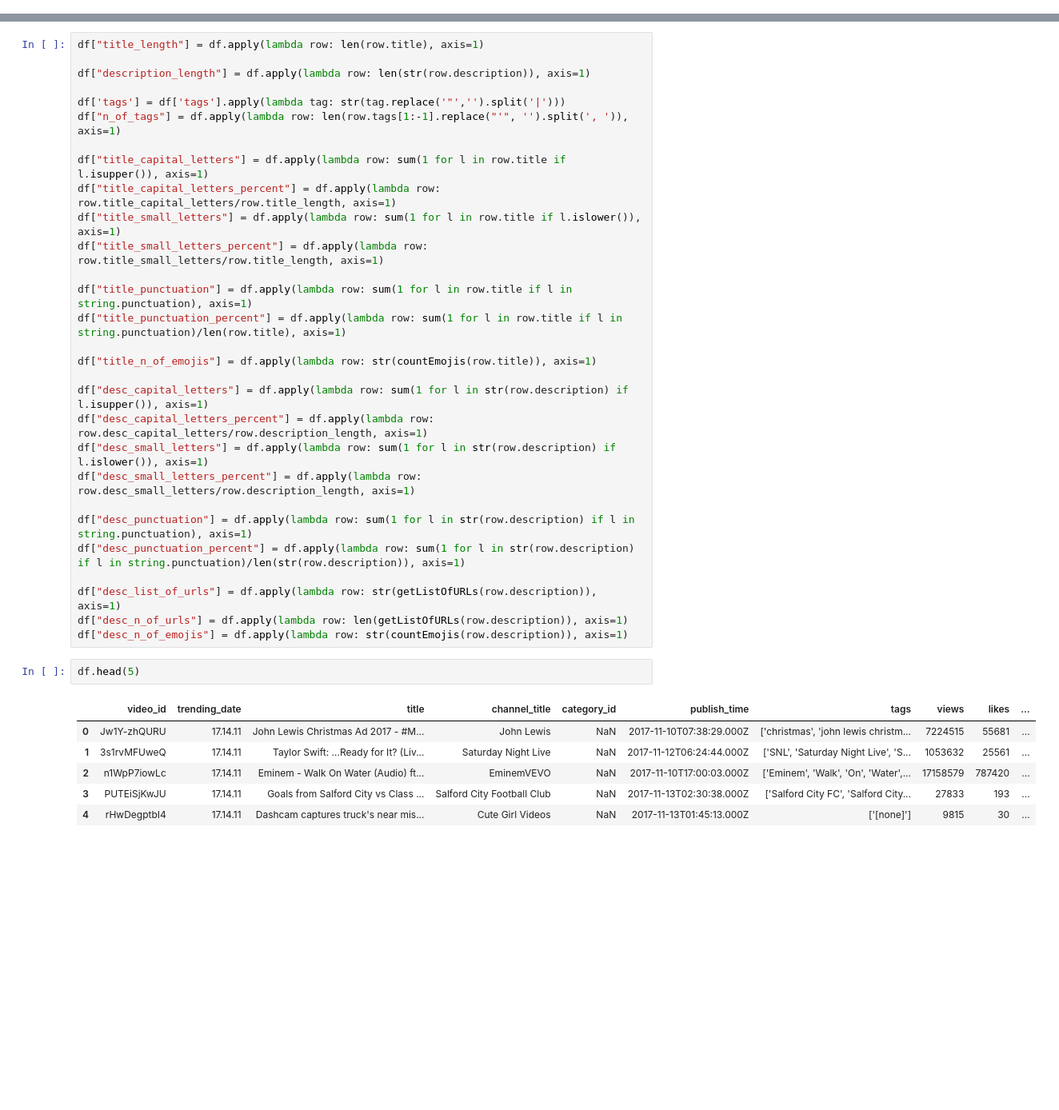
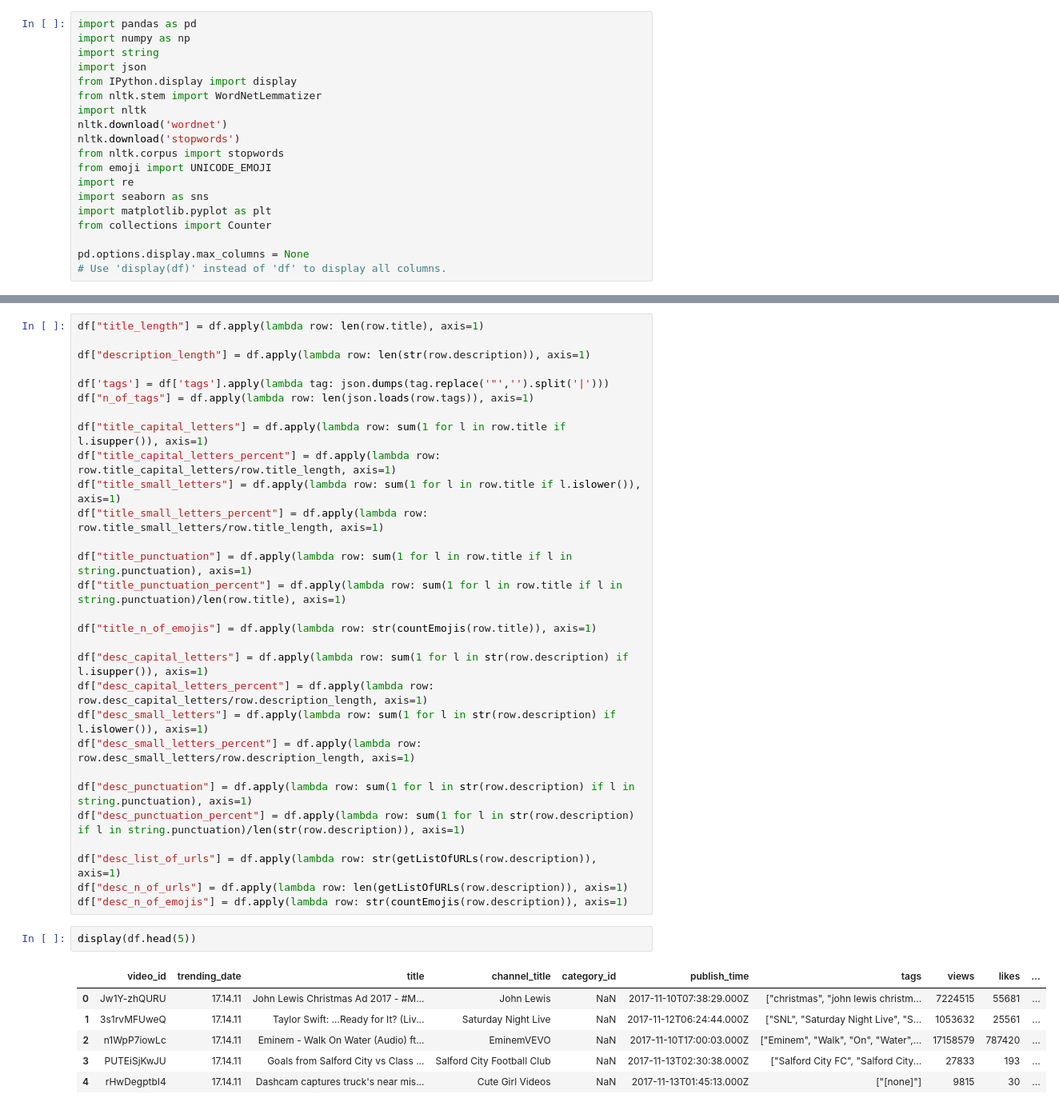
Before and after one commit to AdamKlejda/PED_YT, a Jupyter notebook: load_data.ipynb, the cells around one changed output, grey strips where cells are left out. Shown at 80% size. Drawn from its saved outputs; the diff is of its cells as text; blank space fills up the shorter version.

```diff
--- a/load_data.ipynb
+++ b/load_data.ipynb
@@ -6,0 +3,19 @@ import string
+# %%
+import pandas as pd
+import numpy as np
+import string
+import json
+from IPython.display import display
+from nltk.stem import WordNetLemmatizer
+import nltk
+nltk.download('wordnet')
+nltk.download('stopwords')
+from nltk.corpus import stopwords
+from emoji import UNICODE_EMOJI
+import re
+import seaborn as sns
+import matplotlib.pyplot as plt
+from collections import Counter
+
+pd.options.display.max_columns = None
+# Use 'display(df)' instead of 'df' to display all columns.
@@ -92,8 +110,8 @@ df["title_length"] = df.apply(lambda row: len(row.title), axis=1)
 
 df["description_length"] = df.apply(lambda row: len(str(row.description)), axis=1)
 
-df['tags'] = df['tags'].apply(lambda tag: str(tag.replace('"','').split('|')))
-df["n_of_tags"] = df.apply(lambda row: len(row.tags[1:-1].replace("'", '').split(', ')), axis=1)
+df['tags'] = df['tags'].apply(lambda tag: json.dumps(tag.replace('"','').split('|')))
+df["n_of_tags"] = df.apply(lambda row: len(json.loads(row.tags)), axis=1)
 
 df["title_capital_letters"] = df.apply(lambda row: sum(1 for l in row.title if l.isupper()), axis=1)
 df["title_capital_letters_percent"] = df.apply(lambda row: row.title_capital_letters/row.title_length, axis=1)
@@ -117,11 +135,11 @@ df["desc_list_of_urls"] = df.apply(lambda row: str(getListOfURLs(row.description
 df["desc_n_of_urls"] = df.apply(lambda row: len(getListOfURLs(row.description)), axis=1)
 df["desc_n_of_emojis"] = df.apply(lambda row: str(countEmojis(row.description)), axis=1)
 # %%
-df.head(5)
+display(df.head(5))
 # %% [output]
 |  | video_id | trending_date | title | channel_title | category_id | publish_time | tags | views | likes | ... |
-| 0 | Jw1Y-zhQURU | 17.14.11 | John Lewis Christmas Ad 2017 - #M... | John Lewis | NaN | 2017-11-10T07:38:29.000Z | ['christmas', 'john lewis christm... | 7224515 | 55681 | ... |
-| 1 | 3s1rvMFUweQ | 17.14.11 | Taylor Swift: …Ready for It? (Liv... | Saturday Night Live | NaN | 2017-11-12T06:24:44.000Z | ['SNL', 'Saturday Night Live', 'S... | 1053632 | 25561 | ... |
-| 2 | n1WpP7iowLc | 17.14.11 | Eminem - Walk On Water (Audio) ft... | EminemVEVO | NaN | 2017-11-10T17:00:03.000Z | ['Eminem', 'Walk', 'On', 'Water',... | 17158579 | 787420 | ... |
-| 3 | PUTEiSjKwJU | 17.14.11 | Goals from Salford City vs Class ... | Salford City Football Club | NaN | 2017-11-13T02:30:38.000Z | ['Salford City FC', 'Salford City... | 27833 | 193 | ... |
-| 4 | rHwDegptbI4 | 17.14.11 | Dashcam captures truck's near mis... | Cute Girl Videos | NaN | 2017-11-13T01:45:13.000Z | ['[none]'] | 9815 | 30 | ... |
+| 0 | Jw1Y-zhQURU | 17.14.11 | John Lewis Christmas Ad 2017 - #M... | John Lewis | NaN | 2017-11-10T07:38:29.000Z | ["christmas", "john lewis christm... | 7224515 | 55681 | ... |
+| 1 | 3s1rvMFUweQ | 17.14.11 | Taylor Swift: …Ready for It? (Liv... | Saturday Night Live | NaN | 2017-11-12T06:24:44.000Z | ["SNL", "Saturday Night Live", "S... | 1053632 | 25561 | ... |
+| 2 | n1WpP7iowLc | 17.14.11 | Eminem - Walk On Water (Audio) ft... | EminemVEVO | NaN | 2017-11-10T17:00:03.000Z | ["Eminem", "Walk", "On", "Water",... | 17158579 | 787420 | ... |
+| 3 | PUTEiSjKwJU | 17.14.11 | Goals from Salford City vs Class ... | Salford City Football Club | NaN | 2017-11-13T02:30:38.000Z | ["Salford City FC", "Salford City... | 27833 | 193 | ... |
+| 4 | rHwDegptbI4 | 17.14.11 | Dashcam captures truck's near mis... | Cute Girl Videos | NaN | 2017-11-13T01:45:13.000Z | ["[none]"] | 9815 | 30 | ... |
```
Also changed, not shown: parts of 10 cells of this notebook.
